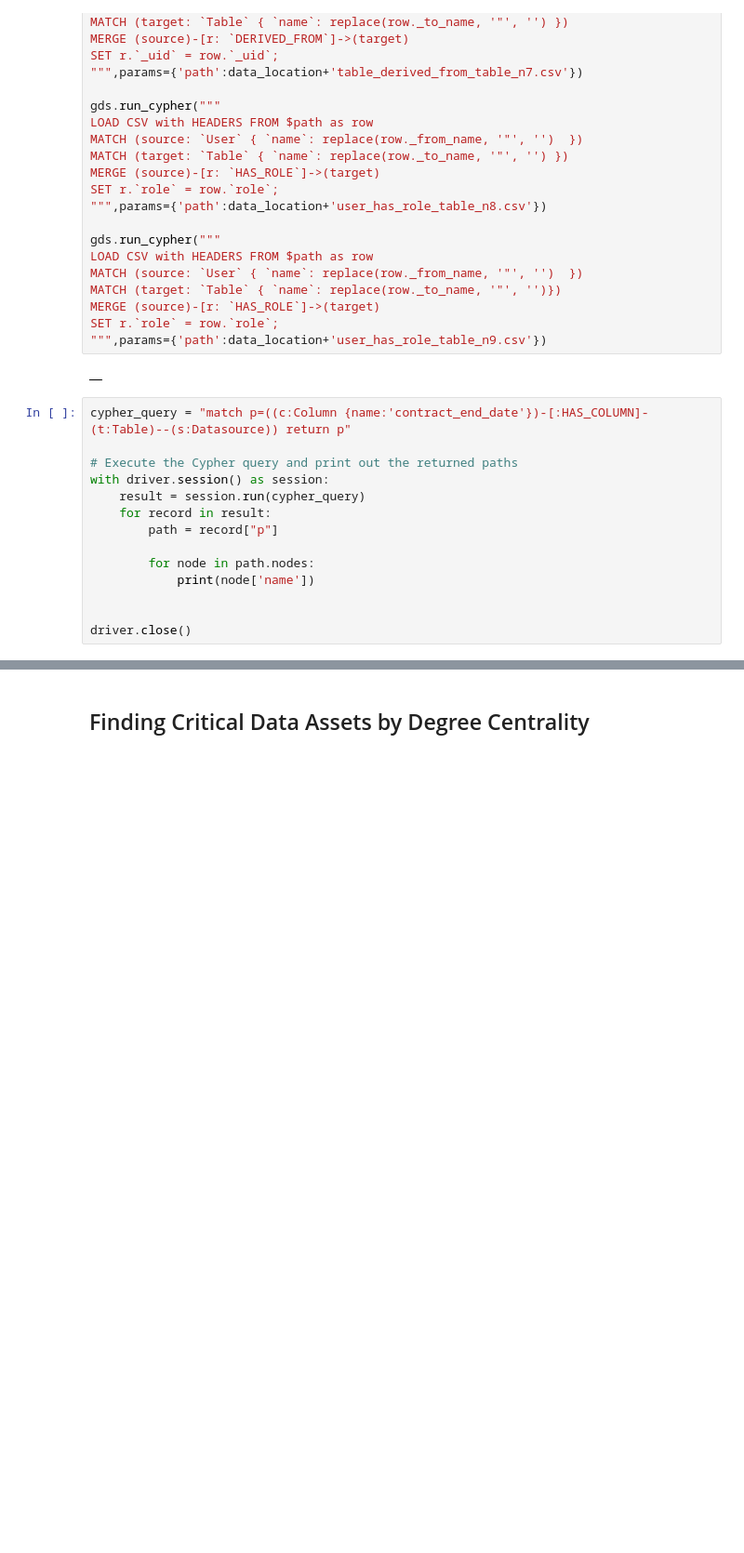
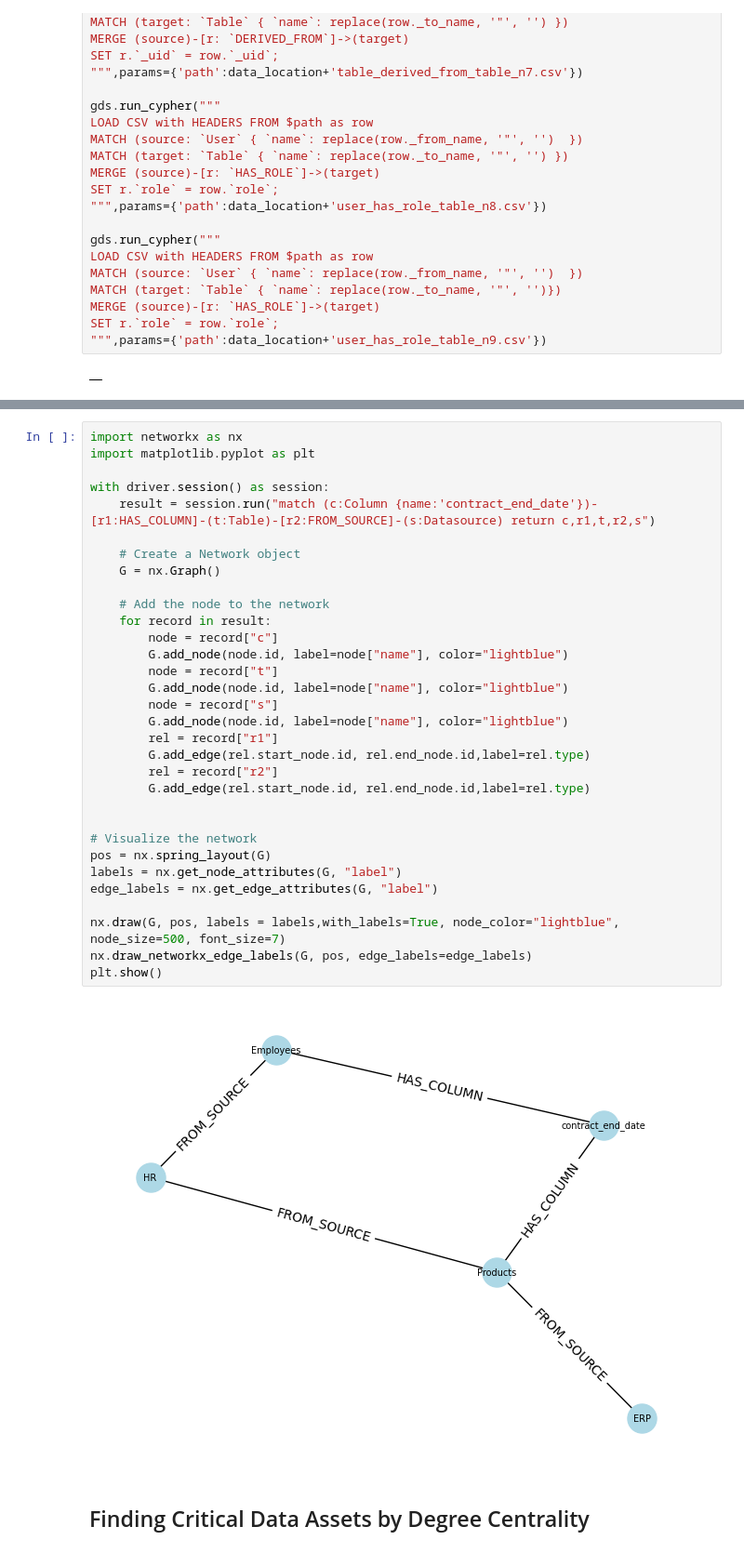
Before and after one commit to zhongjie526/neo4j_data_catalog, a Jupyter notebook: Data Catalog Management.ipynb, the cells around one changed output, grey strips where cells are left out. Shown at 93% size. Drawn from its saved outputs; the diff is of its cells as text; blank space fills up the shorter version.

```diff
--- a/Data Catalog Management.ipynb
+++ b/Data Catalog Management.ipynb
@@ -142,17 +142,3 @@ SET r.`role` = row.`role`;
 """,params={'path':data_location+'user_has_role_table_n9.csv'})
 # %% [output]
 |  |
-# %%
-cypher_query = "match p=((c:Column {name:'contract_end_date'})-[:HAS_COLUMN]-(t:Table)--(s:Datasource)) return p"
-
-# Execute the Cypher query and print out the returned paths
-with driver.session() as session:
-    result = session.run(cypher_query)
-    for record in result:
-        path = record["p"]
-
-        for node in path.nodes:
-            print(node['name'])
-
-
-driver.close()
@@ -210,3 +165,37 @@ plt.show()
+# %%
+import networkx as nx
+import matplotlib.pyplot as plt
+
+with driver.session() as session:
+    result = session.run("match (c:Column {name:'contract_end_date'})-[r1:HAS_COLUMN]-(t:Table)-[r2:FROM_SOURCE]-(s:Datasource) return c,r1,t,r2,s")
+
+    # Create a Network object
+    G = nx.Graph()
+
+    # Add the node to the network
+    for record in result:
+        node = record["c"]
+        G.add_node(node.id, label=node["name"], color="lightblue")
+        node = record["t"]
+        G.add_node(node.id, label=node["name"], color="lightblue")
+        node = record["s"]
+        G.add_node(node.id, label=node["name"], color="lightblue")
+        rel = record["r1"]
+        G.add_edge(rel.start_node.id, rel.end_node.id,label=rel.type)
+        rel = record["r2"]
+        G.add_edge(rel.start_node.id, rel.end_node.id,label=rel.type)
+
+
+# Visualize the network
+pos = nx.spring_layout(G)
+labels = nx.get_node_attributes(G, "label")
+edge_labels = nx.get_edge_attributes(G, "label")
+
+nx.draw(G, pos, labels = labels,with_labels=True, node_color="lightblue", node_size=500, font_size=7)
+nx.draw_networkx_edge_labels(G, pos, edge_labels=edge_labels)
+plt.show()
+# %% [output]
+[figure, added]
 # %% [markdown]
 ## Finding Critical Data Assets by Degree Centrality
 # %% [markdown]
```
Also changed, not shown: parts of 6 cells of this notebook.
